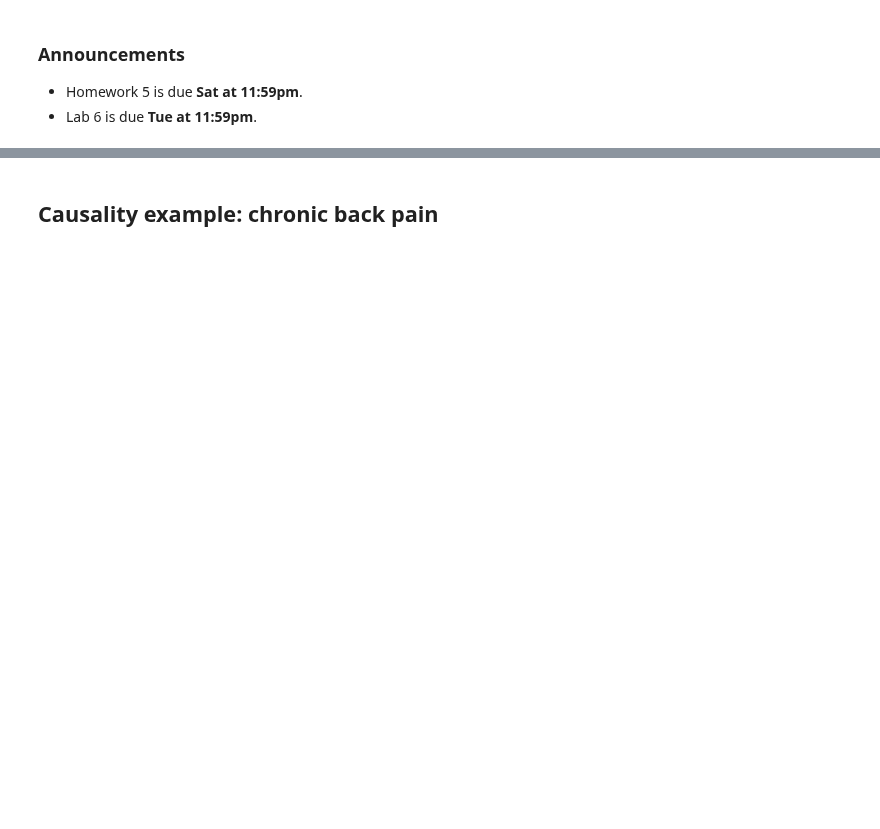
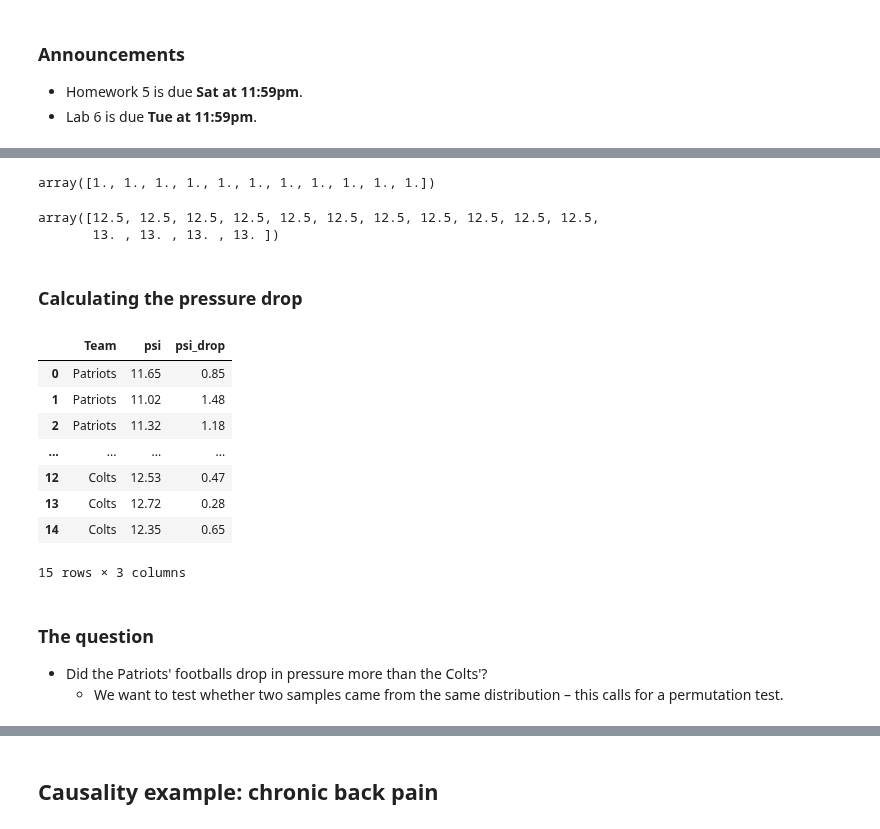
Before and after one commit to dsc-courses/dsc10-2022-su, a Jupyter notebook: lectures/lec18/lec18.ipynb, the cells around one changed output, grey strips where cells are left out. Drawn from its saved outputs; the diff is of its cells as text; code cells hidden in the pictures; blank space fills up the shorter version.

```diff
--- a/lectures/lec18/lec18.ipynb
+++ b/lectures/lec18/lec18.ipynb
@@ -31,0 +228,5 @@ pd.set_option("display.precision", 2)
+# %%
+footballs = footballs.assign(
+    psi=(footballs.get('Blakeman') + footballs.get('Prioleau')) / 2
+).drop(columns=['Blakeman', 'Prioleau'])
+footballs
@@ -31,0 +280,34 @@ pd.set_option("display.precision", 2)
+# %%
+# np.ones(n) returns an array of n 1s
+np.ones(11)
+# %% [output]
+array([1., 1., 1., 1., 1., 1., 1., 1., 1., 1., 1.])
+# %%
+starting_pressure = np.ones(11) * 12.5
+starting_pressure = np.append(starting_pressure, np.ones(4) * 13)
+starting_pressure
+# %% [output]
+array([12.5, 12.5, 12.5, 12.5, 12.5, 12.5, 12.5, 12.5, 12.5, 12.5, 12.5,
+       13. , 13. , 13. , 13. ])
+# %% [markdown]
+### Calculating the pressure drop
+# %%
+footballs = footballs.assign(
+    psi_drop=(starting_pressure - footballs.get('psi'))
+)
+footballs
+# %% [output]
+|  | Team | psi | psi_drop |
+| 0 | Patriots | 11.65 | 0.85 |
+| 1 | Patriots | 11.02 | 1.48 |
+| 2 | Patriots | 11.32 | 1.18 |
+| ... | ... | ... | ... |
+| 12 | Colts | 12.53 | 0.47 |
+| 13 | Colts | 12.72 | 0.28 |
+| 14 | Colts | 12.35 | 0.65 |
+15 rows × 3 columns
+# %% [markdown]
+### The question
+
+- Did the Patriots' footballs drop in pressure more than the Colts'?
+    - We want to test whether two samples came from the same distribution – this calls for a permutation test.
```
Also changed, not shown: parts of 76 cells of this notebook, 1 other file.
